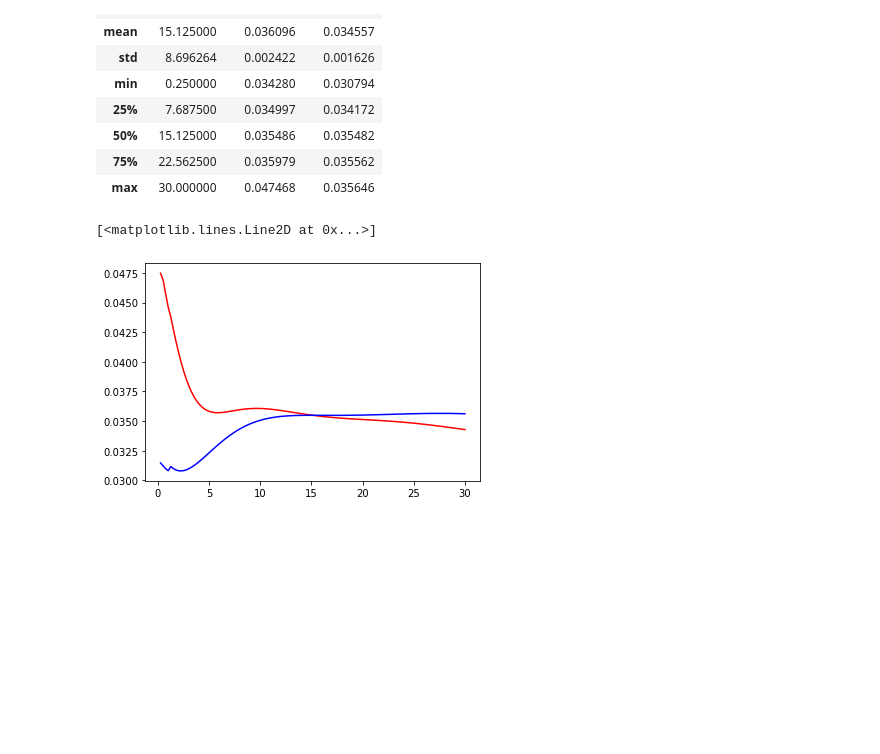
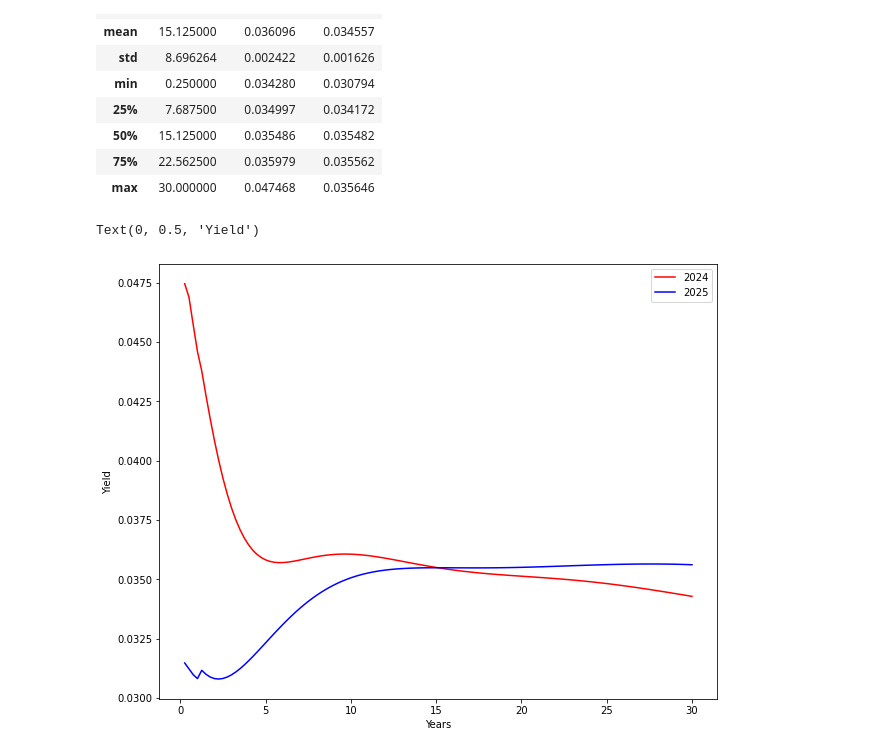
Before and after one commit to willseff/bond-pricing, a Jupyter notebook: bond_pricing.ipynb, the cells around one changed output. Saved outputs shown, nothing was run; the diff lists cells and outputs as text; code cells hidden in the pictures; blank space fills up the shorter version.

```diff
--- a/bond_pricing.ipynb
+++ b/bond_pricing.ipynb
@@ -97,9 +86,18 @@ See the caveats in the documentation: https://pandas.pydata.org/pandas-docs/stab
 # %%
 # plot the yield curve
 import matplotlib.pyplot as plt
 
+# make it bigger
+plt.figure(figsize=(10, 8))
+
 plt.plot(yield_curve['Date'], yield_curve['2024_data'], label='2024', color='red')
 plt.plot(yield_curve['Date'], yield_curve['2025_data'], label='2025', color='blue')
+
+plt.legend()
+
+# axis labels
+plt.xlabel('Years')
+plt.ylabel('Yield')
 # %% [output]
-[<matplotlib.lines.Line2D at 0x...>]
+Text(0, 0.5, 'Yield')
-[figure, old version]
+[figure, new version]
```
Also changed, not shown: parts of 5 cells of this notebook.
